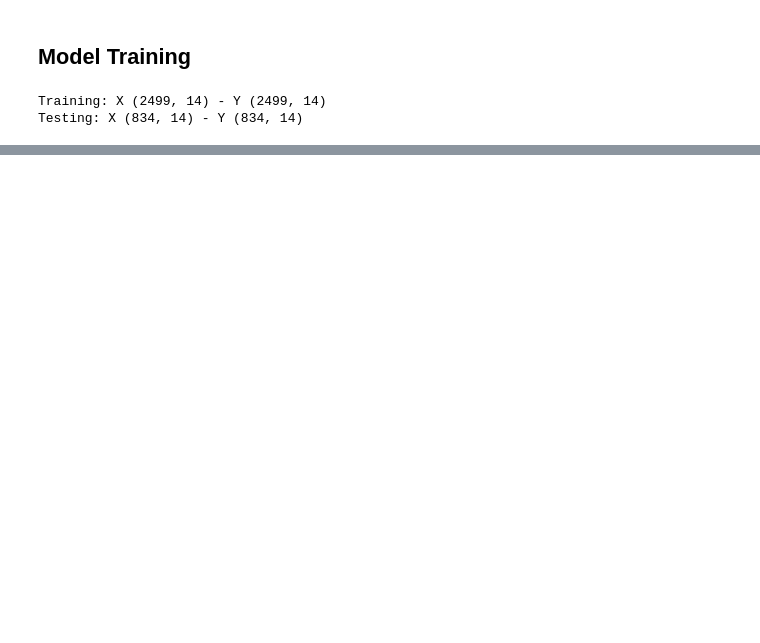
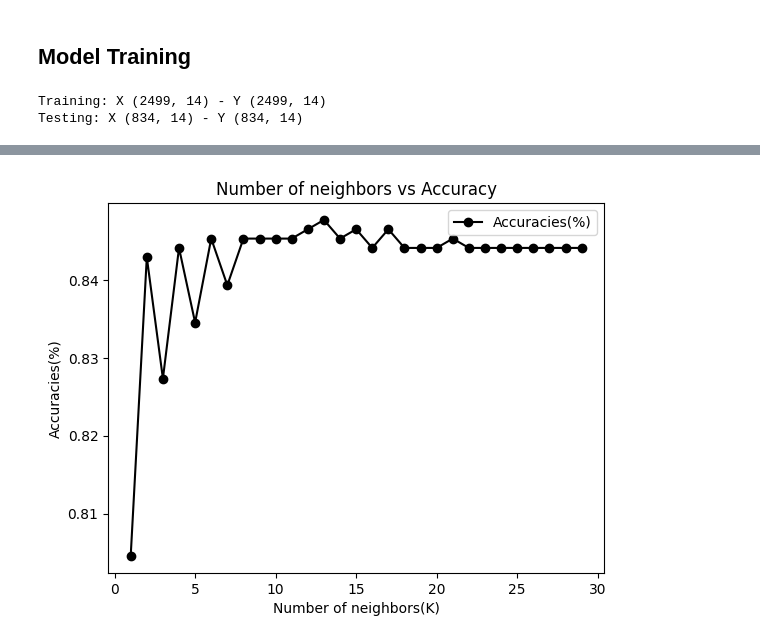
Before and after one commit to mian-adoan98/ML_Telecom_Churn_Prediction, a Jupyter notebook: telecom_churn_knn.ipynb, the cells around one changed output, grey strips where cells are left out. Drawn from its saved outputs; the diff is of its cells as text; code cells hidden in the pictures; blank space fills up the shorter version.

```diff
--- a/telecom_churn_knn.ipynb
+++ b/telecom_churn_knn.ipynb
@@ -132,0 +197,25 @@ Testing: X (834, 14) - Y (834, 14)
+# %%
+class ModelPerformance():
+  def __init__(self, training, testing, kvalues):
+    self.training = training
+    self.testing = testing
+    self.kvalues = kvalues
+
+  def evaluate_performance(self, performance_meth):
+    # initialise parameters to calculate model's perforamnce
+    self.perform_metric = []
+    xtest, ytest = self.testing
+
+    for k in self.kvalues:
+      model = knn_model_building(self.training, self.testing, k)
+      ypred = model.predict(xtest)
+      metric = performance_meth(ypred, ytest)
+      self.perform_metric.append(metric)
+    return self.perform_metric
+# %%
+# testcase: evaluate accuracy from class
+kvalues = [k for k in range(1,30)]
+mp_object = ModelPerformance(training, testing, kvalues)
+accuracies = mp_object.evaluate_performance(accuracy_score)
+precisions = mp_object.evaluate_performance(precision_score)
+f1_series = mp_object.evaluate_performance(f1_score)
@@ -132,0 +232,20 @@ Testing: X (834, 14) - Y (834, 14)
+# %%
+# visualise knn model performance
+def knn_model_visualisation(kvalues, performance_metric, labels,ylabel, title,color, axis):
+  # visualise plot
+  perform_plot = axis.plot(kvalues, performance_metric, marker="o", color=color, label=labels[1])
+  axis.set_xlabel(labels[0])
+  axis.set_ylabel(ylabel)
+  axis.set_title(title)
+  axis.legend()
+  return perform_plot
+# %%
+performance = ["accuracy", "precsion", "f1_score"]
+fig, perform_plot = plt.subplots()
+# plot 1: showing accuracy in relation to number of neighbors
+kvalue_label = "Number of neighbors(K)"
+acc_label = "Accuracies(%)"
+ka_title = "Number of neighbors vs Accuracy"
+accuracy_plot = knn_model_visualisation(kvalues, accuracies, [kvalue_label, acc_label], acc_label, ka_title,"black",perform_plot)
+# %% [output]
+[figure, added]
```
Also changed, not shown: parts of 16 cells of this notebook, 1 other file.
